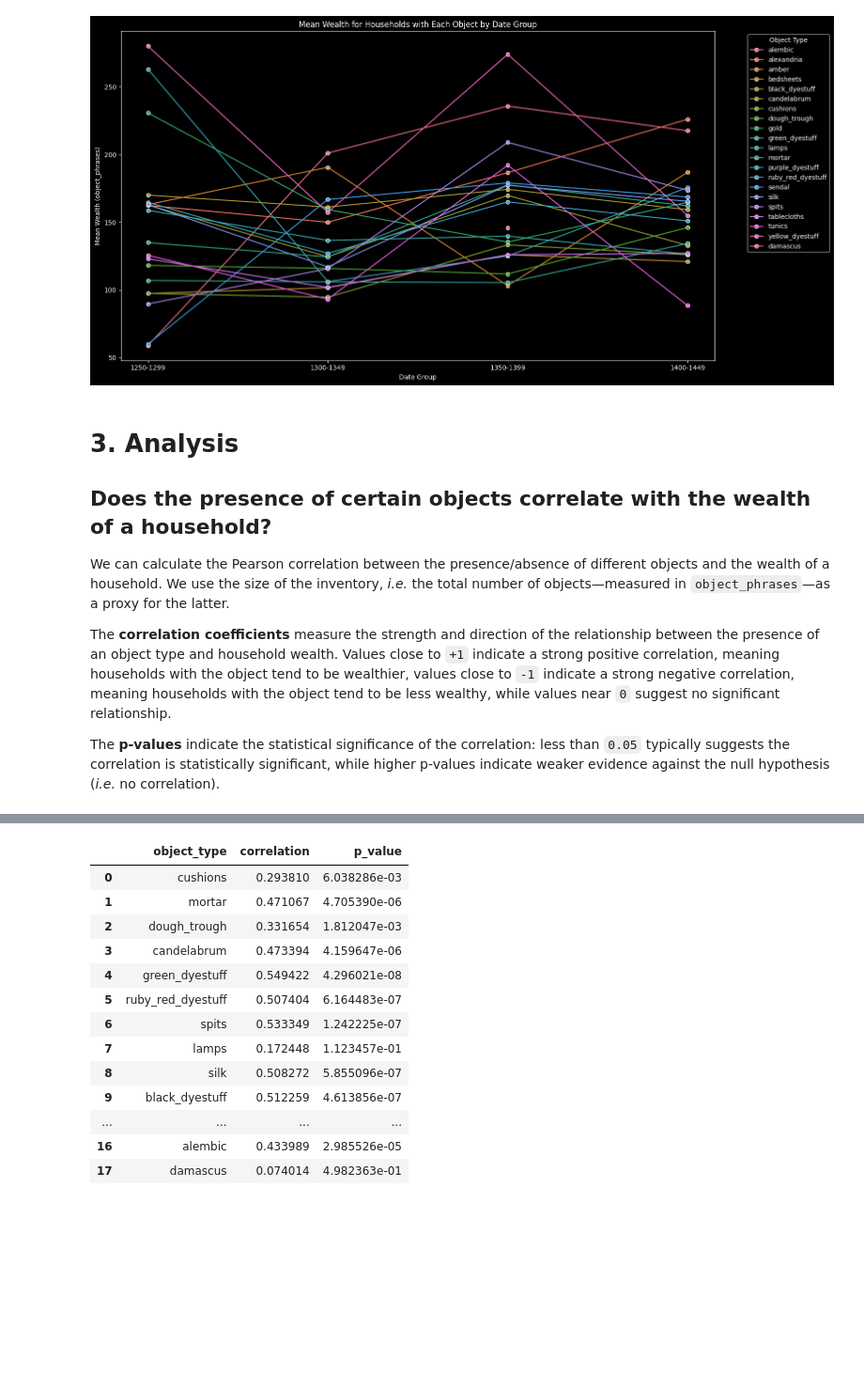
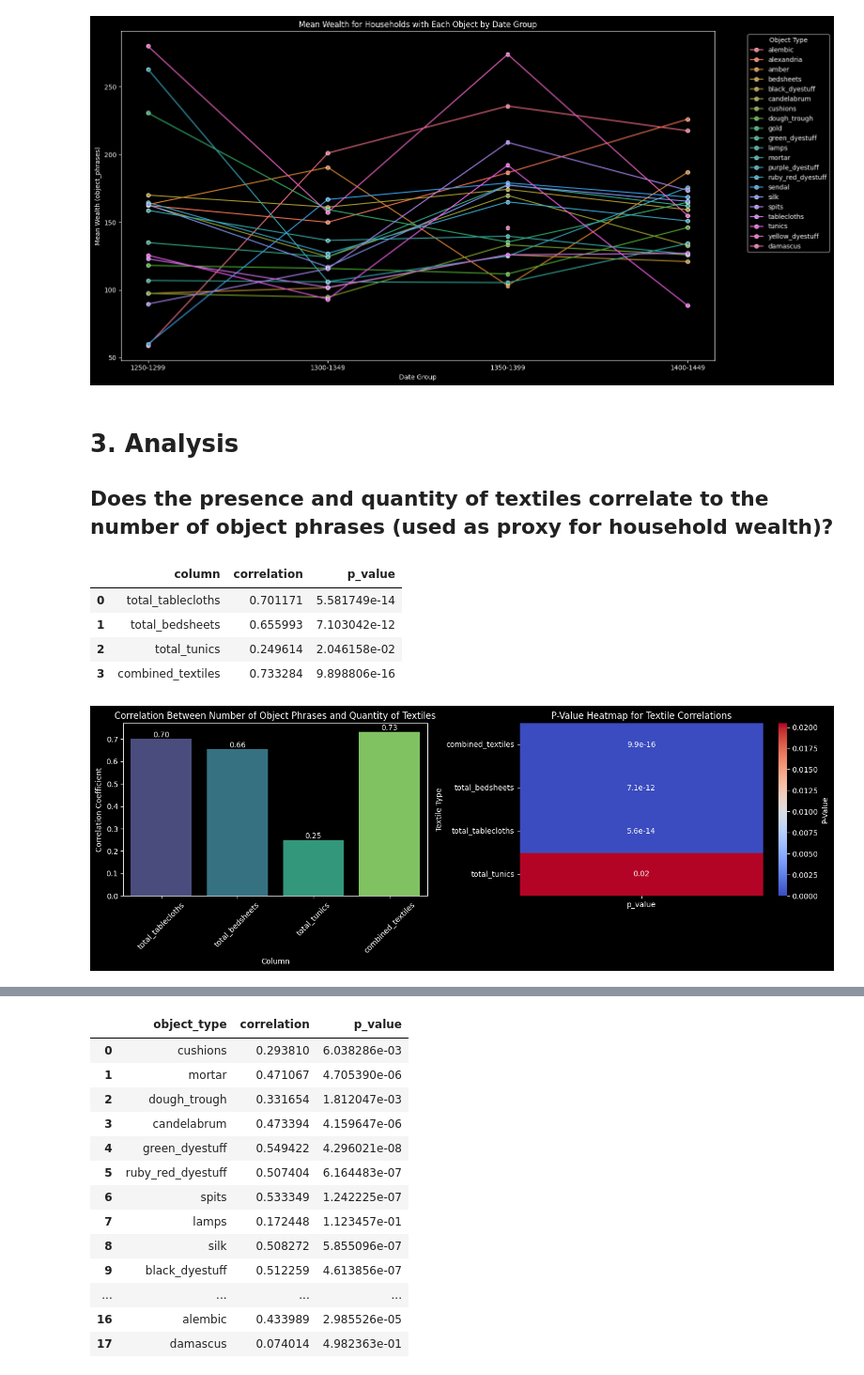
Before and after one commit to gpizzorno/marseille-luxury-objects, a Jupyter notebook: luxury-items.ipynb, the cells around one changed output, grey strips where cells are left out. Shown at 94% size. Cells and saved outputs as stored; diff of their text form; code cells hidden in the pictures; blank space fills up the shorter version.

Commit message:
textiles vs op comp

```diff
--- a/luxury-items.ipynb
+++ b/luxury-items.ipynb
@@ -213,10 +140,53 @@ plt.show()
 # %% [markdown]
 # 3. Analysis
 
-## Does the presence of certain objects correlate with the wealth of a household?
-
-We can calculate the Pearson correlation between the presence/absence of different objects and the wealth of a household. We use the size of the inventory, *i.e.* the total number of objects—measured in `object_phrases`—as a proxy for the latter.
-
-The **correlation coefficients** measure the strength and direction of the relationship between the presence of an object type and household wealth. Values close to `+1` indicate a strong positive correlation, meaning households with the object tend to be wealthier, values close to `-1` indicate a strong negative correlation, meaning households with the object tend to be less wealthy, while values near `0` suggest no significant relationship.
-
-The **p-values** indicate the statistical significance of the correlation: less than `0.05` typically suggests the correlation is statistically significant, while higher p-values indicate weaker evidence against the null hypothesis (*i.e.* no correlation).
+## Does the presence and quantity of textiles correlate to the number of object phrases (used as proxy for household wealth)?
+# %%
+# Calculate correlation coefficients and p-values for total_tablecloths, total_bedsheets, and total_tunics
+columns_to_analyze = ['total_tablecloths', 'total_bedsheets', 'total_tunics']
+correlation_results = []
+
+# Individual correlations
+for col in columns_to_analyze:
+    corr, p_value = pearsonr(df[col], df['object_phrases'])
+    correlation_results.append({'column': col, 'correlation': corr, 'p_value': p_value})
+
+# Combined correlation (sum of the three columns)
+df['combined_textiles'] = df['total_tablecloths'] + df['total_bedsheets'] + df['total_tunics']
+corr, p_value = pearsonr(df['combined_textiles'], df['object_phrases'])
+correlation_results.append({'column': 'combined_textiles', 'correlation': corr, 'p_value': p_value})
+
+# Convert results to DataFrame
+correlation_df = pd.DataFrame(correlation_results)
+
+# Display correlation results
+display(correlation_df)
+
+# Visualize correlation results
+fig, (ax1, ax2) = plt.subplots(ncols=2, figsize=(14, 5))
+sns.barplot(data=correlation_df, x='column', y='correlation', palette='viridis', ci='sd', ax=ax1)
+for index, row in correlation_df.iterrows():
+    ax1.text(index, row['correlation'], f'{row["correlation"]:.2f}', ha='center', va='bottom')
+ax1.set_title('Correlation Between Number of Object Phrases and Quantity of Textiles')
+ax1.set_xlabel('Column')
+ax1.set_ylabel('Correlation Coefficient')
+ax1.set_xticklabels(correlation_df['column'], rotation=45)
+sns.heatmap(
+    correlation_df.pivot_table(index='column', values='p_value'),
+    annot=True,
+    cmap='coolwarm',
+    cbar_kws={'label': 'P-Value'},
+    ax=ax2,
+)
+ax2.set_title('P-Value Heatmap for Textile Correlations')
+ax2.set_xlabel('')
+ax2.set_ylabel('Textile Type')
+plt.tight_layout()
+plt.show()
+# %% [output]
+|  | column | correlation | p_value |
+| 0 | total_tablecloths | 0.701171 | 5.581749e-14 |
+| 1 | total_bedsheets | 0.655993 | 7.103042e-12 |
+| 2 | total_tunics | 0.249614 | 2.046158e-02 |
+| 3 | combined_textiles | 0.733284 | 9.898806e-16 |
+[figure, added]
```
Also changed, not shown: parts of 12 cells of this notebook.
